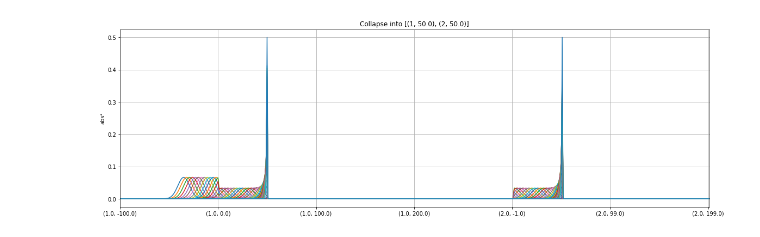
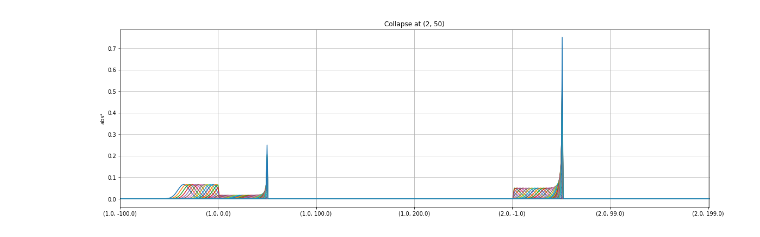
Before and after one commit to dfarre/hilbert-curve, a Jupyter notebook: notebooks/mach-zehnder-test.ipynb, the cells around one changed output. Cells and saved outputs as stored; diff of their text form; code cells hidden in the pictures.

```diff
--- a/notebooks/mach-zehnder-test.ipynb
+++ b/notebooks/mach-zehnder-test.ipynb
@@ -39,7 +37,0 @@ assert round(histories.weight, 9) == 0.25
-# %%
-xc, xd = sorted(system.attr['phases'], key=lambda it: it[0])  # detector at each internal arm
-xe = (1, system.attr['splitters'][1] + 5*system.cell)  # exit detector
-histories = system.collapsing_history(gaussian, xc, xd, xe)
-histories.simulate_density(step=3)
-# %% [output]
-[figure, removed]
@@ -47,0 +38,5 @@ assert round(histories.weight, 26) == 0
+# %%
+histories = system.collapsing_histories(gaussian, xc, xd)  # detector at each internal arm
+histories.simulate_density()
+# %% [output]
+[figure, added]
```
Also changed, not shown: parts of 11 cells of this notebook, 4 other files.
